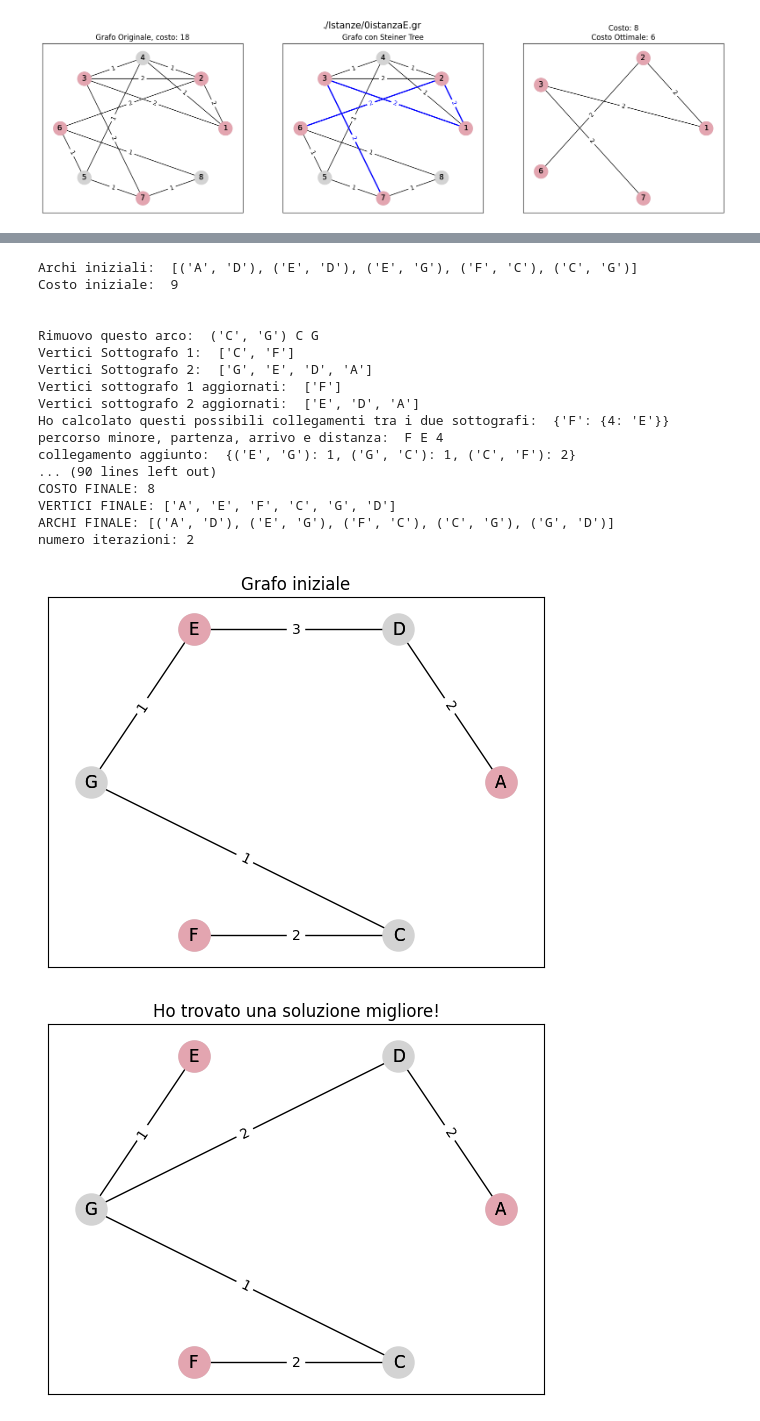
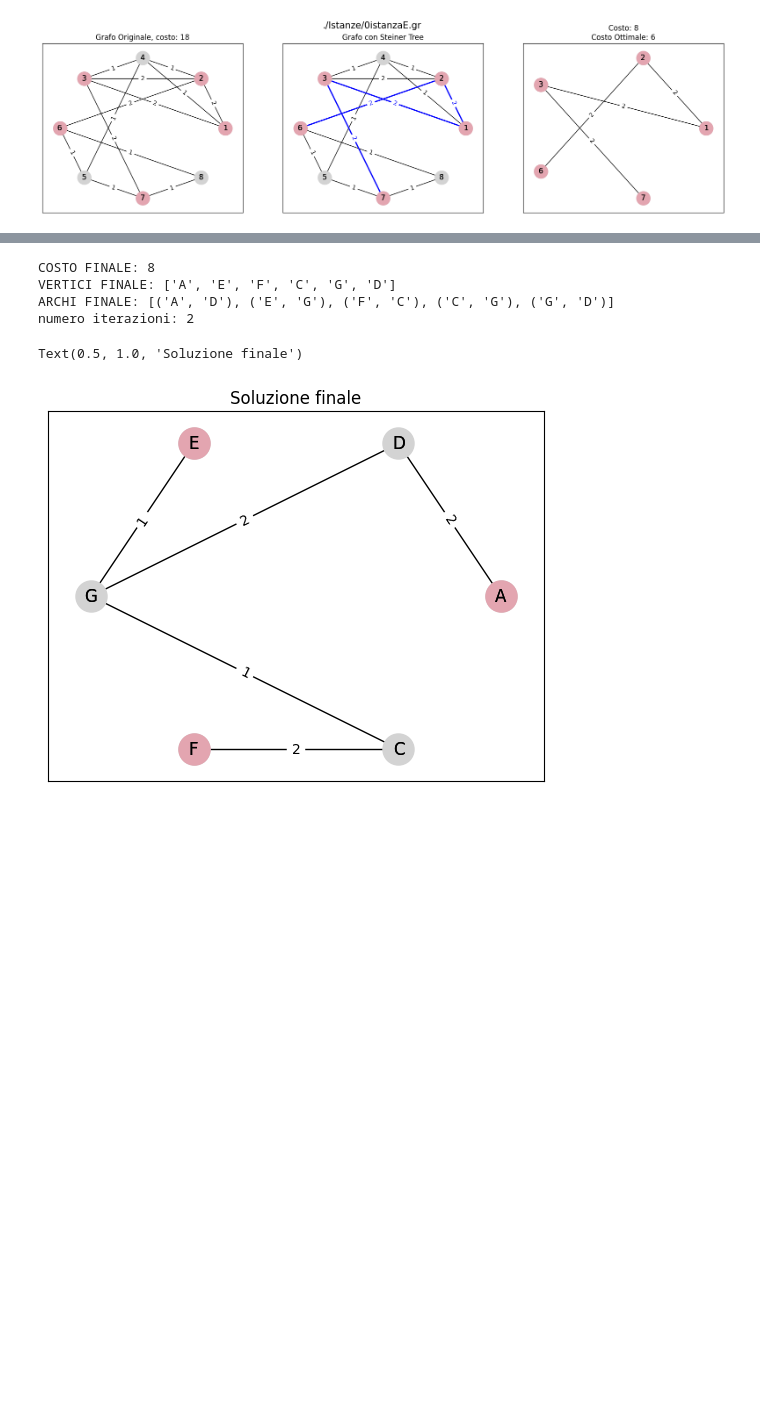
Before and after one commit to dream-19/Steiner-Tree-Operations-Research, a Jupyter notebook: heuristic1_shortest_pathh.ipynb, the cells around one changed output, grey strips where cells are left out. Drawn from its saved outputs; the diff is of its cells as text; code cells hidden in the pictures; blank space fills up the shorter version.

```diff
--- a/heuristic1_shortest_pathh.ipynb
+++ b/heuristic1_shortest_pathh.ipynb
@@ -222,6 +238,11 @@ Esplorazione intorno:
 
 Se ho esplorato tutto l'intorno ma non c'è una soluzione migliore:
 > stop e restituisci x*
+
+
+MIGLIORIE POSSIBILI:
+- aggiornare shortest path in modo che con costi uguali tra i vari percorsi non scelga sempre lo stesso
+- aggiornare in modo tale che accetti anche soluzioni con costo uguale ma con archi diversi -> va gestita la possibile creazione di loop (magari fare un numero massimo di iterazioni o simili però MAH)
 '''
 
 #Funzione per rimuovere i duplicati dall'elenco degli archi (dato che è un grafo indiretto)
@@ -235,23 +256,26 @@ def remove_duplicate(edges):
 #Funzione di ricerca Locale
 #Intorno = elimino un arco (e di conseguenza i nodi di grado 1 non di steiner:), poi ricollego tramite shortest path
 def local_search(original, solution, cost):
+    start_time = time.time()
     k = 1 #numero di esplorazioni
     best_solution = solution #migliore soluzione trovata fino a questo momento
     best_solution_cost = cost #costo della migliore soluzione trovata fino a questo momento
     all_edges = solution.get_edges()
     edges_unique = remove_duplicate(all_edges)
 
-    plt.figure()
+    ''' plt.figure()
     best_solution.draw_graph()
-    plt.title("Grafo iniziale")
-    print("Archi iniziali: ", edges_unique)
-    print("Costo iniziale: ", cost)
+    plt.title("Grafo iniziale")'''
+    #print("Archi iniziali: ", edges_unique)
+    #print("Costo iniziale: ", cost)
 
     #Finché trovo una soluzione migliore
     while True:
         #Se ho esplorato tutto l'intorno mi fermo e restituisco la soluzione migliore trovata fino a quel momento
         if (len(edges_unique) == 0):
-            return best_solution, best_solution_cost, k
+            end_time = time.time()
+            execution_time = end_time - start_time
+            return best_solution, best_solution_cost, k, execution_time
 
         ##############################################################################################################
         #1) Fase di rimozione dell'arco
@@ -259,7 +283,7 @@ def local_search(original, solution, cost):
         removed_edge = edges_unique.pop() #FORSE è MEGLIO PROCEDERE CASUALMENTE INVECE DI MANTENERE L'ORDINE
         first_node_tree1 = removed_edge[0]
         first_node_tree2 = removed_edge[1]
-        print("\n\nRimuovo questo arco: ", removed_edge, first_node_tree1, first_node_tree2)
+        #print("\n\nRimuovo questo arco: ", removed_edge, first_node_tree1, first_node_tree2)
 
         #Inizio a creare la nuova soluzione
         new_solution = copy.deepcopy(best_solution) #deep copy dell'oggetto iniziale
@@ -295,8 +319,8 @@ def local_search(original, solution, cost):
                 if found:
                     new_solution_edges.remove(el)
 
-        print("Vertici Sottografo 1: ", grafo1)
-        print("Vertici Sottografo 2: ", grafo2)
+        #print("Vertici Sottografo 1: ", grafo1)
+        #print("Vertici Sottografo 2: ", grafo2)
 
         #Rimuovo, finché ci sono o si creano, tutti i nodi di grado 1 non di steiner
         while True:
@@ -306,8 +330,8 @@ def local_search(original, solution, cost):
         insieme1 = set(new_solution.get_vertices())
         grafo1 = [elemento for elemento in grafo1 if elemento in insieme1]
         grafo2 = [elemento for elemento in grafo2 if elemento in insieme1]
-        print("Vertici sottografo 1 aggiornati: ", grafo1)
-        print("Vertici sottografo 2 aggiornati: ", grafo2)
+        #print("Vertici sottografo 1 aggiornati: ", grafo1)
+        #print("Vertici sottografo 2 aggiornati: ", grafo2)
 
 
         ##############################################################################################################
@@ -322,66 +346,54 @@ def local_search(original, solution, cost):
         for nodo in grafo1:
             _ , nodo_arrivo, distanza = dijkstra(original, nodo, grafo2)
             possible_paths[nodo] = {distanza: nodo_arrivo}
-        print("Ho calcolato questi possibili collegamenti tra i due sottografi: ", possible_paths)
+        #print("Ho calcolato questi possibili collegamenti tra i due sottografi: ", possible_paths)
 
         # Calcolo qual è il percoso minore, tra quelli possibili, che devo seguire per ricollegare i due grafi
         key_func = lambda item: min(item[1].keys())
         partenza = min(possible_paths.items(), key=key_func)[0]
         distanza, arrivo = next(iter(possible_paths[partenza].items()))
-        print("percorso minore, partenza, arrivo e distanza: ",partenza, arrivo, distanza)
+        #print("percorso minore, partenza, arrivo e distanza: ",partenza, arrivo, distanza)
 
         #Trovo il collegamento e lo aggiungo formando la nuova soluzione
         collegamento = original.find_shortest_path(partenza, arrivo)
-        print("collegamento aggiunto: ", collegamento)
+        #print("collegamento aggiunto: ", collegamento)
         #Aggiungo il percorso al grafo di steiner
         for edge in collegamento:
             new_solution.add_edge(edge[0],edge[1],collegamento[edge])
 
         ##############################################################################################################
         #3) Calcolo il costo della nuova soluzione e vedo se è una soluzione migliore
+        # Non accetto soluzioni di costo equivalente, rischio di creare loop
         new_cost = new_solution.calculate_cost()
-        print("new_cost: ", new_cost)
+        #print("new_cost: ", new_cost)
         if new_cost < best_solution_cost and check_admissibility(original, new_solution):
             best_solution = copy.deepcopy(new_solution)
             best_solution_cost = new_cost
             all_edges = new_solution.get_edges()
             edges_unique = remove_duplicate(all_edges)
             k = k + 1
-            plt.figure()
+            '''plt.figure()
             best_solution.draw_graph()
-            plt.title("Ho trovato una soluzione migliore!")
+            plt.title("Ho trovato una soluzione migliore!")'''
 
 
 
 file_path = "./Istanze/0istanzaA.gr"
 grafo = create_graph(file_path)
 steiner_tree, timeS = shortest_path(grafo)
 costo = steiner_tree.calculate_cost()
-best_solution, best_solution_cost, k = local_search(grafo, steiner_tree, costo)
-print("Fine procedimento")
+best_solution, best_solution_cost, k, _ = local_search(grafo, steiner_tree, costo)
 print("COSTO FINALE:", best_solution_cost)
 print("VERTICI FINALE:", best_solution.get_vertices())
 print("ARCHI FINALE:", remove_duplicate(best_solution.get_edges()))
 print("numero iterazioni:", k)
-fig = plt.figure()
+plt.figure()
 best_solution.draw_graph()
+plt.title("Soluzione finale")
 # %% [output]
-Archi iniziali:  [('A', 'D'), ('E', 'D'), ('E', 'G'), ('F', 'C'), ('C', 'G')]
-Costo iniziale:  9
-
-
-Rimuovo questo arco:  ('C', 'G') C G
-Vertici Sottografo 1:  ['C', 'F']
-Vertici Sottografo 2:  ['G', 'E', 'D', 'A']
-Vertici sottografo 1 aggiornati:  ['F']
-Vertici sottografo 2 aggiornati:  ['E', 'D', 'A']
-Ho calcolato questi possibili collegamenti tra i due sottografi:  {'F': {4: 'E'}}
-percorso minore, partenza, arrivo e distanza:  F E 4
-collegamento aggiunto:  {('E', 'G'): 1, ('G', 'C'): 1, ('C', 'F'): 2}
-... (90 lines left out)
 COSTO FINALE: 8
 VERTICI FINALE: ['A', 'E', 'F', 'C', 'G', 'D']
 ARCHI FINALE: [('A', 'D'), ('E', 'G'), ('F', 'C'), ('C', 'G'), ('G', 'D')]
 numero iterazioni: 2
+Text(0.5, 1.0, 'Soluzione finale')
-[figure, old version]
+[figure, new version]
-[figure, removed]
```
Also changed, not shown: parts of 3 cells of this notebook.
